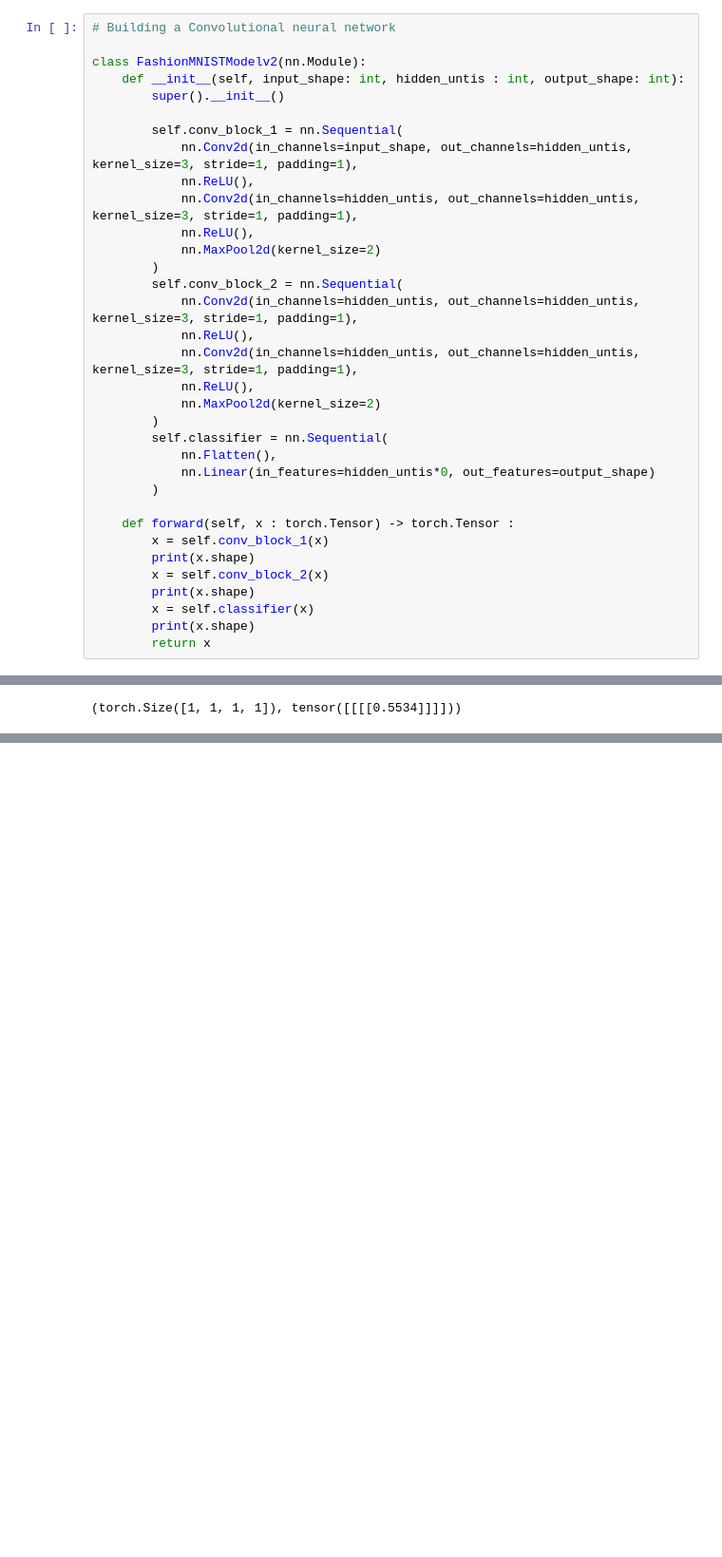
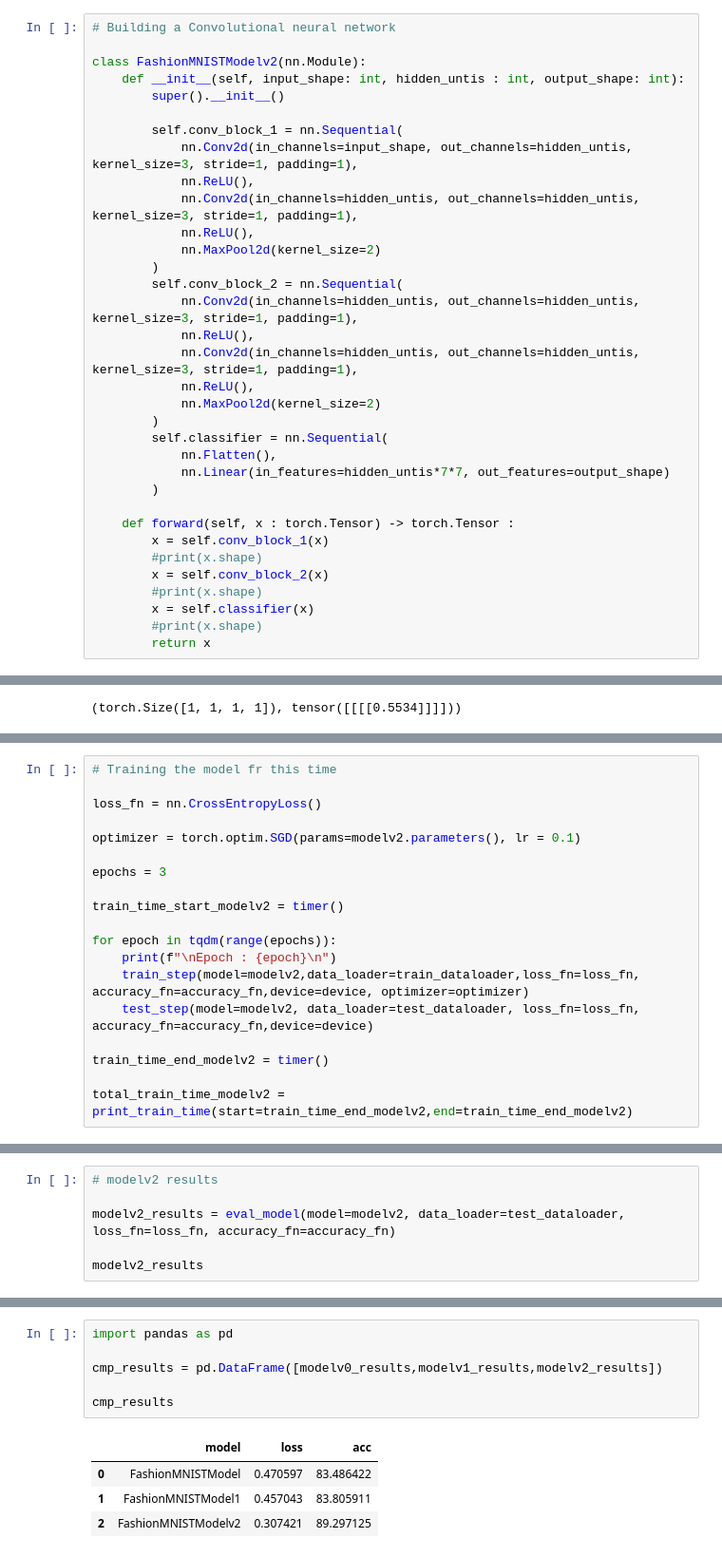
Before and after one commit to vimaurya/LearnDL, a Jupyter notebook: 04_computer_vision.ipynb, the cells around one changed output, grey strips where cells are left out. Shown at 95% size. Saved outputs shown, nothing was run; the diff lists cells and outputs as text; blank space fills up the shorter version.

Commit message:
comparing results of all models

```diff
--- a/04_computer_vision.ipynb
+++ b/04_computer_vision.ipynb
@@ -479,16 +479,16 @@ class FashionMNISTModelv2(nn.Module):
         )
         self.classifier = nn.Sequential(
             nn.Flatten(),
-            nn.Linear(in_features=hidden_untis*0, out_features=output_shape)
+            nn.Linear(in_features=hidden_untis*7*7, out_features=output_shape)
         )
 
     def forward(self, x : torch.Tensor) -> torch.Tensor :
         x = self.conv_block_1(x)
-        print(x.shape)
+        #print(x.shape)
         x = self.conv_block_2(x)
-        print(x.shape)
+        #print(x.shape)
         x = self.classifier(x)
-        print(x.shape)
+        #print(x.shape)
         return x
 # %%
 image.shape
@@ -553,0 +554,19 @@ RuntimeError: mat1 and mat2 shapes cannot be multiplied (32x490 and 0x10)
+# %%
+# Training the model fr this time
+
+loss_fn = nn.CrossEntropyLoss()
+
+optimizer = torch.optim.SGD(params=modelv2.parameters(), lr = 0.1)
+
+epochs = 3
+
+train_time_start_modelv2 = timer()
+
+for epoch in tqdm(range(epochs)):
+    print(f"\nEpoch : {epoch}\n")
+    train_step(model=modelv2,data_loader=train_dataloader,loss_fn=loss_fn, accuracy_fn=accuracy_fn,device=device, optimizer=optimizer)
+    test_step(model=modelv2, data_loader=test_dataloader, loss_fn=loss_fn, accuracy_fn=accuracy_fn,device=device)
+
+train_time_end_modelv2 = timer()
+
+total_train_time_modelv2 = print_train_time(start=train_time_end_modelv2,end=train_time_end_modelv2)
@@ -553,0 +591,6 @@ RuntimeError: mat1 and mat2 shapes cannot be multiplied (32x490 and 0x10)
+# %%
+# modelv2 results
+
+modelv2_results = eval_model(model=modelv2, data_loader=test_dataloader, loss_fn=loss_fn, accuracy_fn=accuracy_fn)
+
+modelv2_results
@@ -553,0 +607,11 @@ RuntimeError: mat1 and mat2 shapes cannot be multiplied (32x490 and 0x10)
+# %%
+import pandas as pd
+
+cmp_results = pd.DataFrame([modelv0_results,modelv1_results,modelv2_results])
+
+cmp_results
+# %% [output]
+|  | model | loss | acc |
+| 0 | FashionMNISTModel | 0.470597 | 83.486422 |
+| 1 | FashionMNISTModel1 | 0.457043 | 83.805911 |
+| 2 | FashionMNISTModelv2 | 0.307421 | 89.297125 |
```
Also changed, not shown: parts of 4 cells of this notebook.
